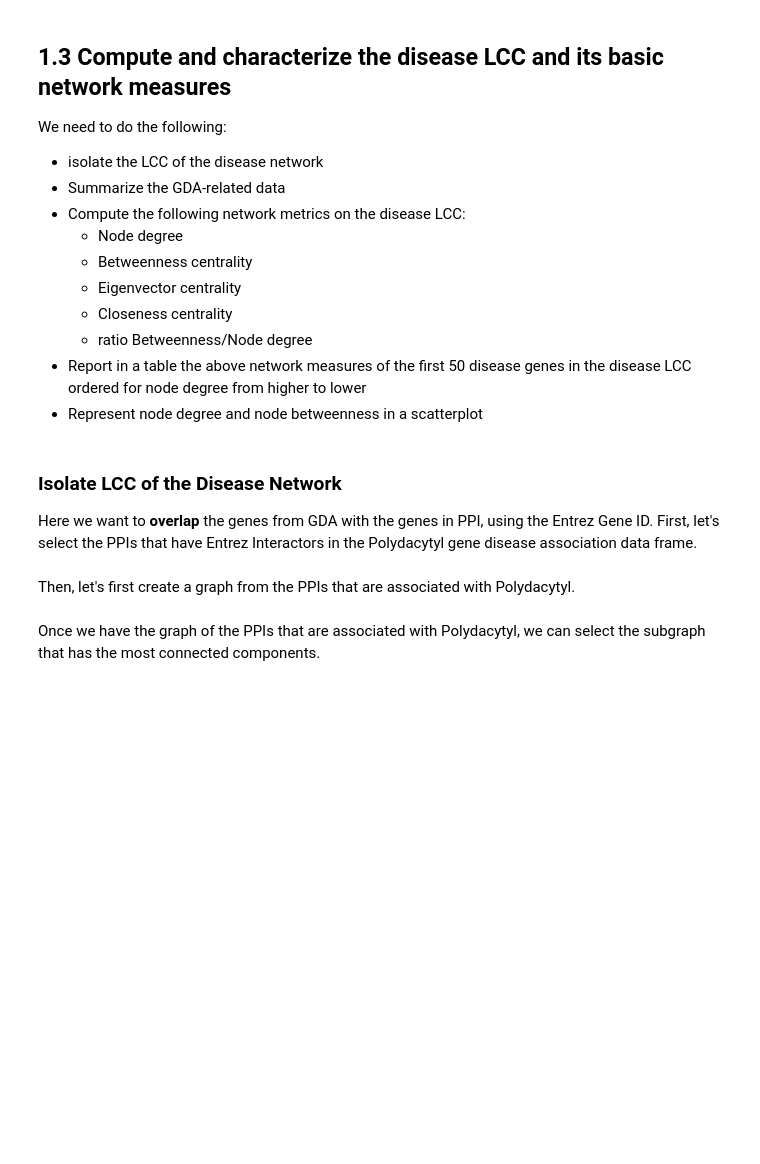
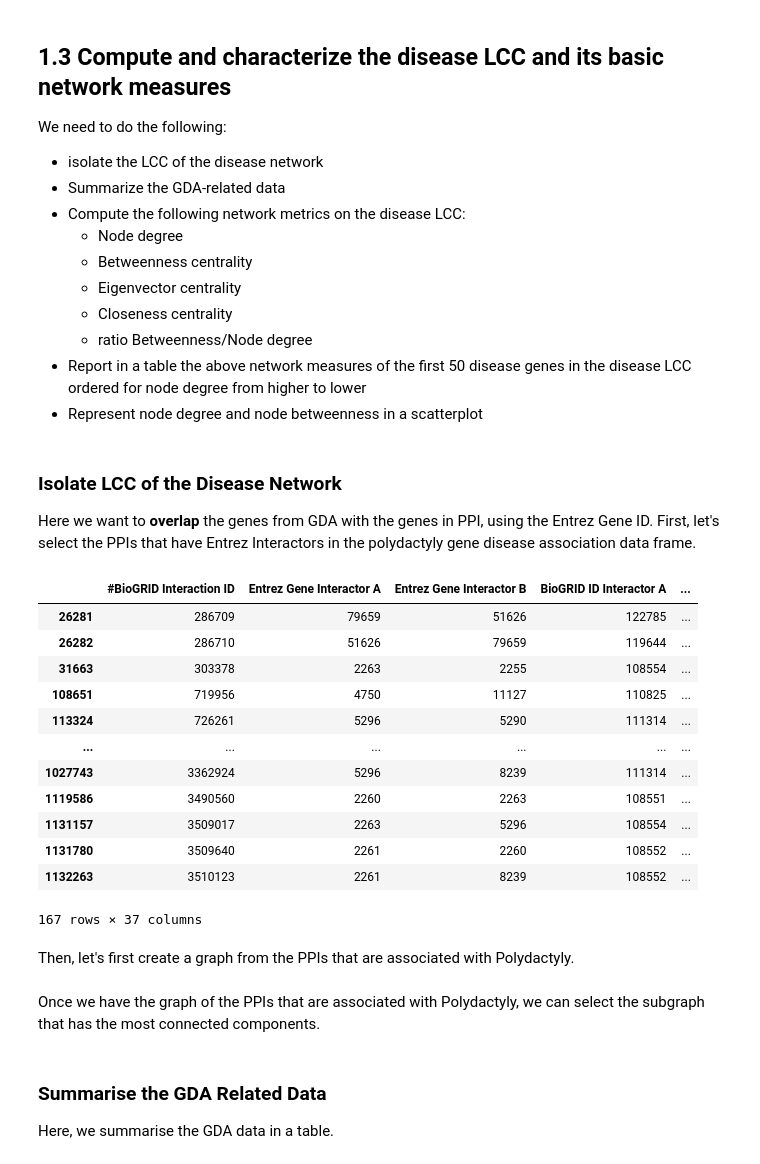
Before and after one commit to jonasbarth/bi-nm-final-project, a Jupyter notebook: main.ipynb, the cells around one changed output. Drawn from its saved outputs; the diff is of its cells as text; code cells hidden in the pictures; blank space fills up the shorter version.

Commit message:
#1 PPI and GDA * create GDA summary dataframe and save it

```diff
--- a/main.ipynb
+++ b/main.ipynb
@@ -130,7 +132,5 @@ I will use the DisGENET REST-API to fetch the cureated information associated wi
 # %%
-polydacytyl_concept_id = "C0152427"
-
-response = requests.get(f"https://www.disgenet.org/api/gda/disease/{polydacytyl_concept_id}",
+response = requests.get(f"https://www.disgenet.org/api/gda/disease/{polydactyly_concept_id}",
              params={"source":"CURATED"},
              headers={'Authorization': f'Bearer {os.getenv("disgenet_api_token")}'})
 # %% [markdown]
@@ -167,5 +167,5 @@ in the disease LCC ordered for node degree from higher to lower
 * Represent node degree and node betweenness in a scatterplot
 # %% [markdown]
 ### Isolate LCC of the Disease Network
-Here we want to **overlap** the genes from GDA with the genes in PPI, using the Entrez Gene ID. First, let's select the PPIs that have Entrez Interactors in the Polydacytyl gene disease association data frame.
+Here we want to **overlap** the genes from GDA with the genes in PPI, using the Entrez Gene ID. First, let's select the PPIs that have Entrez Interactors in the polydactyly gene disease association data frame.
 # %%
@@ -172,11 +173,30 @@ Here we want to **overlap** the genes from GDA with the genes in PPI, using the
 disease_genes = biogrid_no_duplicates[(biogrid_no_duplicates["Entrez Gene Interactor A"].isin(disease_df.geneid)) & (biogrid_no_duplicates["Entrez Gene Interactor B"].isin(disease_df.geneid))]
+# %%
+disease_genes
+# %% [output]
+|  | #BioGRID Interaction ID | Entrez Gene Interactor A | Entrez Gene Interactor B | BioGRID ID Interactor A | ... |
+| 26281 | 286709 | 79659 | 51626 | 122785 | ... |
+| 26282 | 286710 | 51626 | 79659 | 119644 | ... |
+| 31663 | 303378 | 2263 | 2255 | 108554 | ... |
+| 108651 | 719956 | 4750 | 11127 | 110825 | ... |
+| 113324 | 726261 | 5296 | 5290 | 111314 | ... |
+| ... | ... | ... | ... | ... | ... |
+| 1027743 | 3362924 | 5296 | 8239 | 111314 | ... |
+| 1119586 | 3490560 | 2260 | 2263 | 108551 | ... |
+| 1131157 | 3509017 | 2263 | 5296 | 108554 | ... |
+| 1131780 | 3509640 | 2261 | 2260 | 108552 | ... |
+| 1132263 | 3510123 | 2261 | 8239 | 108552 | ... |
+167 rows × 37 columns
 # %% [markdown]
-Then, let's first create a graph from the PPIs that are associated with Polydacytyl.
+Then, let's first create a graph from the PPIs that are associated with Polydactyly.
 # %%
 disease_ppi_graph = nx.Graph()
 disease_ppi_graph.add_edges_from(zip(disease_genes["Official Symbol Interactor A"], disease_genes["Official Symbol Interactor B"]))
 # %% [markdown]
-Once we have the graph of the PPIs that are associated with Polydacytyl, we can select the subgraph that has the most connected components.
+Once we have the graph of the PPIs that are associated with Polydactyly, we can select the subgraph that has the most connected components.
 # %%
 disease_ppi_lcc_nodes = max(nx.connected_components(disease_ppi_graph), key=len)
 disease_ppi_lcc = disease_ppi_graph.subgraph(disease_ppi_lcc_nodes).copy()
+# %% [markdown]
+### Summarise the GDA Related Data
+Here, we summarise the GDA data in a table.
```
Also changed, not shown: parts of 4 cells of this notebook.
